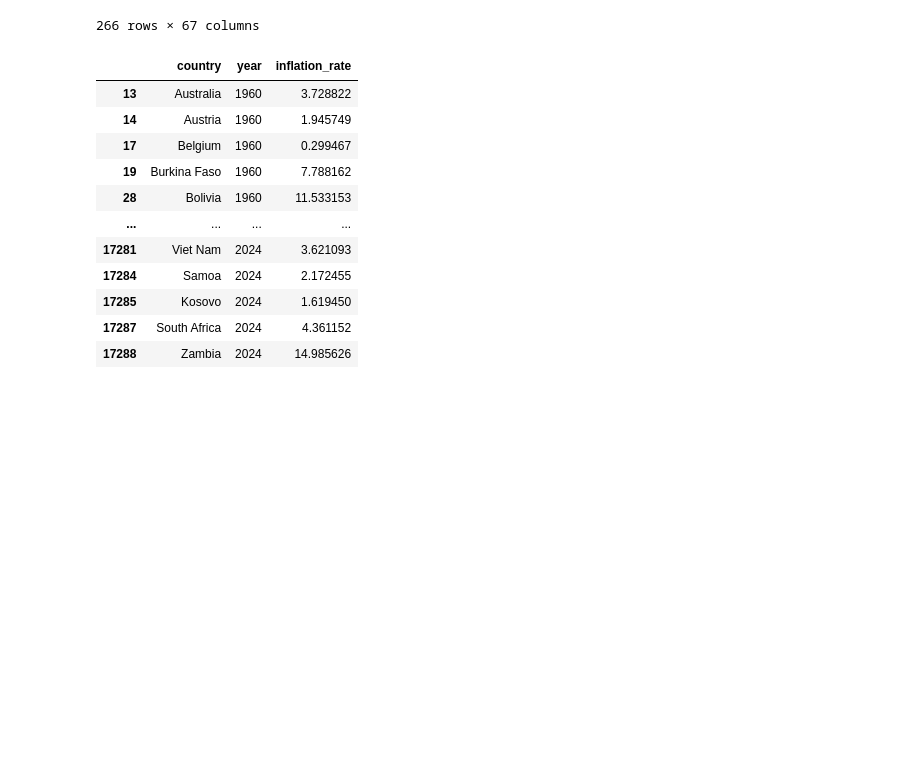
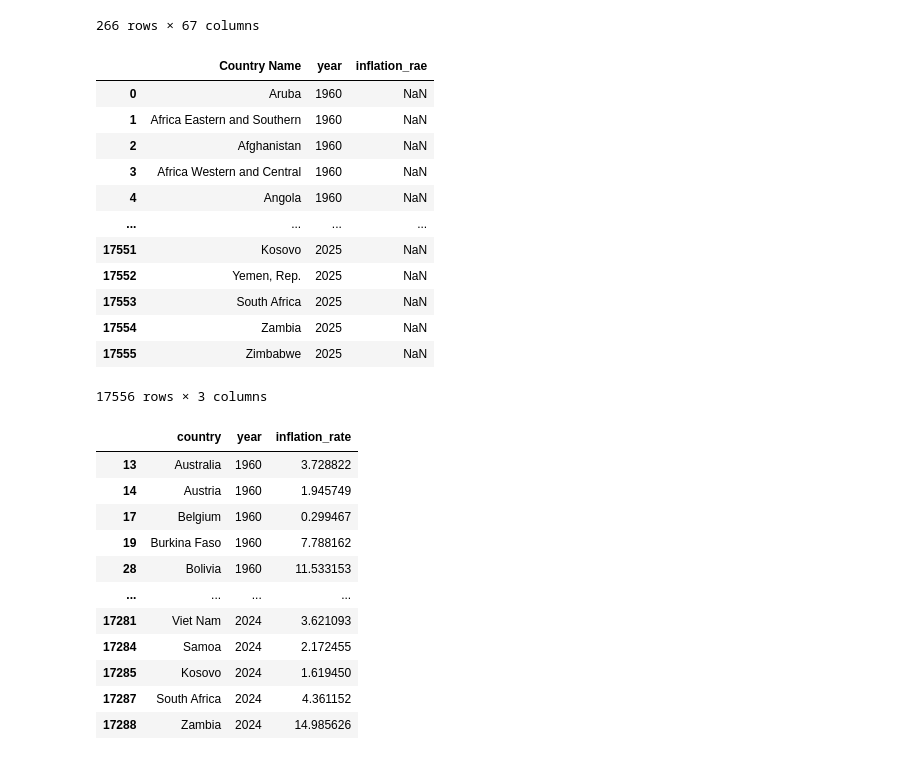
Before and after one commit to wsin0003-Melamine/food-inflation-thailand, a Jupyter notebook: notebook/data_claeaning.ipynb, the cells around one changed output. Cells and saved outputs as stored; diff of their text form; code cells hidden in the pictures; blank space fills up the shorter version.

```diff
--- a/notebook/eda..ipynb
+++ b/notebook/data_claeaning.ipynb
@@ -5,4 +3,5 @@ import seaborn as sns
 # %%
-food = pd.read_csv("../data/global_food_prices.csv")
-inflation = pd.read_csv("../data/inflation.csv", skiprows=4)
+# read csv file
+food = pd.read_csv("../data/raw/global_food_prices.csv")
+inflation = pd.read_csv("../data/raw/inflation.csv", skiprows=4) # That 4 rows is just uptodate informations.
 # %%
@@ -120,5 +129,19 @@ inflation_clean = inflation_clean.rename(columns={
     'Country Name': 'country'
 })
-# %%
-inflation_clean = inflation_clean[inflation_clean['year'].str.isnumeric()]
+# %%
+inflation_clean
+# %% [output]
+|  | Country Name | year | inflation_rae |
+| 0 | Aruba | 1960 | NaN |
+| 1 | Africa Eastern and Southern | 1960 | NaN |
+| 2 | Afghanistan | 1960 | NaN |
+| 3 | Africa Western and Central | 1960 | NaN |
+| 4 | Angola | 1960 | NaN |
+| ... | ... | ... | ... |
+| 17551 | Kosovo | 2025 | NaN |
+| 17552 | Yemen, Rep. | 2025 | NaN |
+| 17553 | South Africa | 2025 | NaN |
+| 17554 | Zambia | 2025 | NaN |
+| 17555 | Zimbabwe | 2025 | NaN |
+17556 rows × 3 columns
 # %%
```
Also changed, not shown: parts of 20 cells of this notebook, 1 other file.
